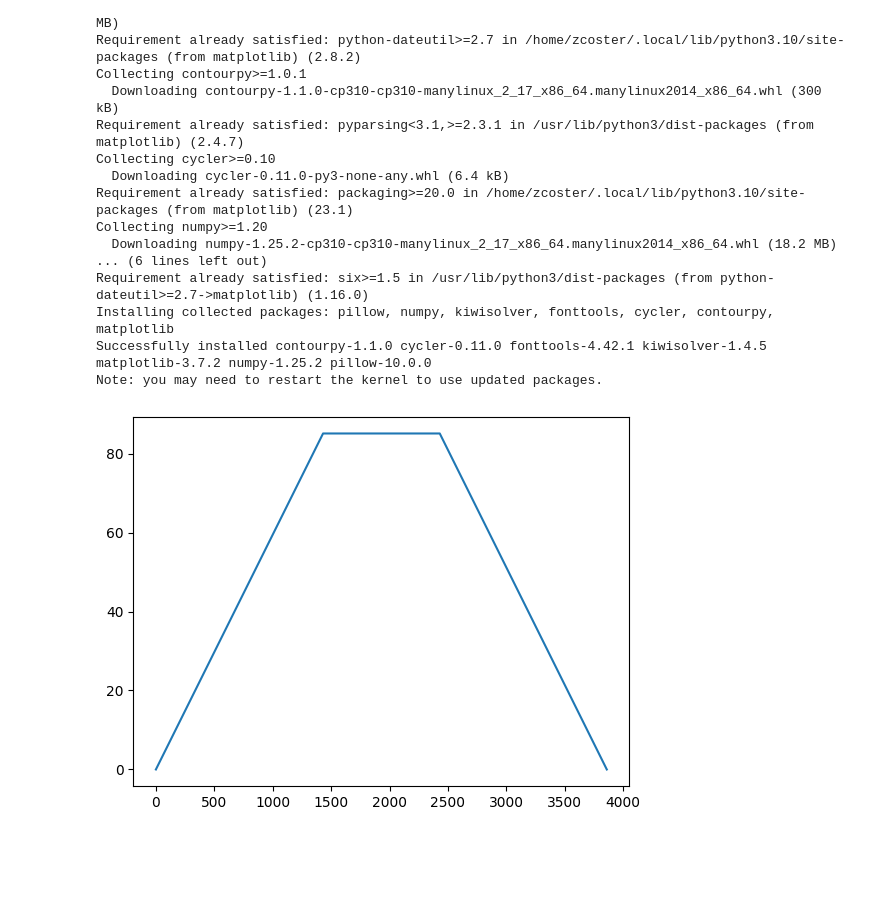
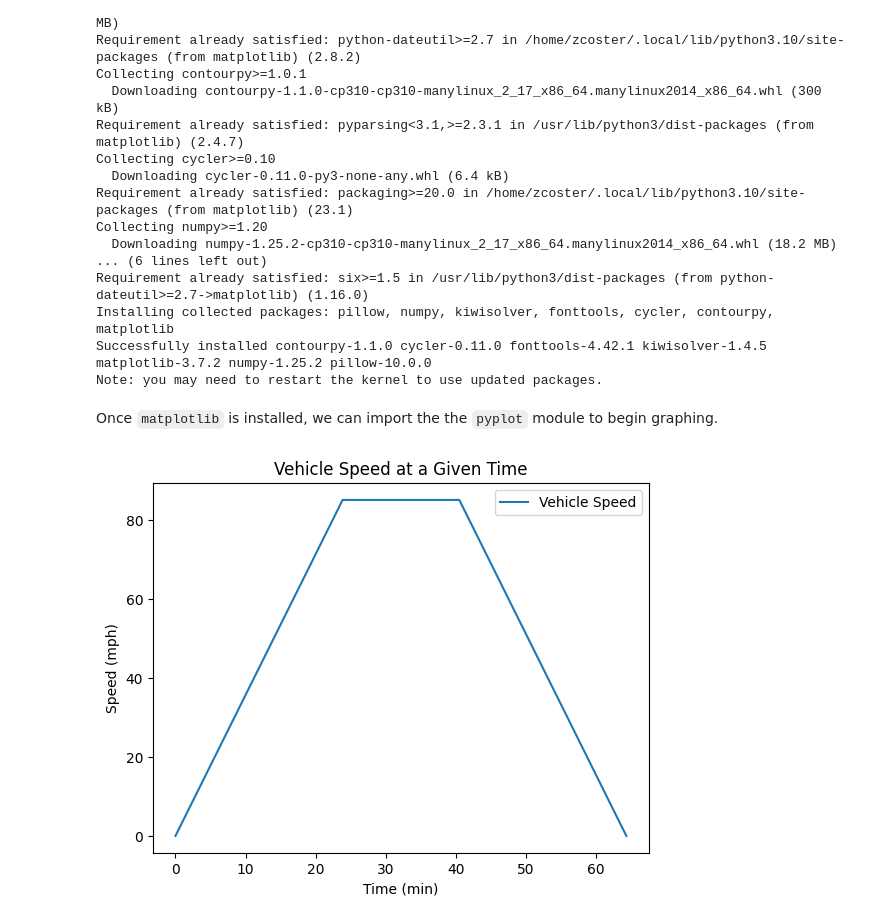
Before and after one commit to mKiloLA/python-based-mne, a Jupyter notebook: engineering-problem-solving/intro_to_python_lib.ipynb, the cells around one changed output. Saved outputs shown, nothing was run; the diff lists cells and outputs as text; code cells hidden in the pictures; blank space fills up the shorter version.

```diff
--- a/engineering-problem-solving/intro_to_python_lib.ipynb
+++ b/engineering-problem-solving/intro_to_python_lib.ipynb
@@ -125,4 +124,6 @@ Requirement already satisfied: six>=1.5 in /usr/lib/python3/dist-packages (from
 Installing collected packages: pillow, numpy, kiwisolver, fonttools, cycler, contourpy, matplotlib
 Successfully installed contourpy-1.1.0 cycler-0.11.0 fonttools-4.42.1 kiwisolver-1.4.5 matplotlib-3.7.2 numpy-1.25.2 pillow-10.0.0
 Note: you may need to restart the kernel to use updated packages.
+# %% [markdown]
+Once `matplotlib` is installed, we can import the the `pyplot` module to begin graphing.
 # %%
@@ -130,5 +131,11 @@ from matplotlib import pyplot as plt
-# %%
-plt.plot(speed)
-plt.show()
-# %% [output]
-[figure, removed]
+# %%
+time = [(i / 60) for i in range(0, len(speed))]
+
+pyplot.plot(time, speed, label="Vehicle Speed")
+pyplot.title("Vehicle Speed at a Given Time")
+pyplot.xlabel("Time (min)")
+pyplot.ylabel("Speed (mph)")
+pyplot.legend()
+pyplot.show()
+# %% [output]
+[figure, added]
```
Also changed, not shown: parts of 2 cells of this notebook, 1 other file.
